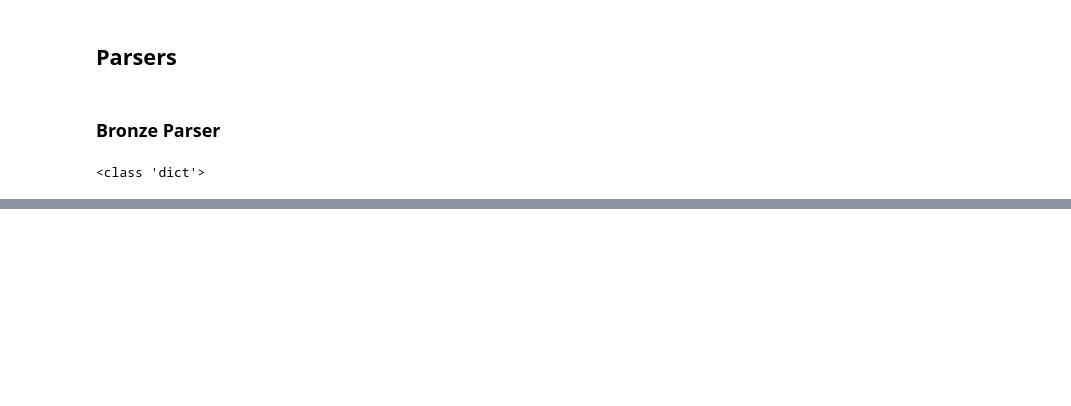
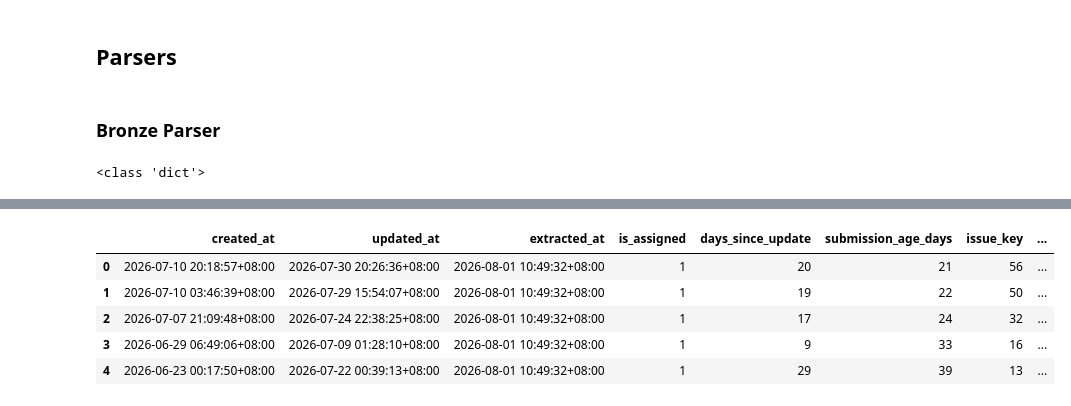
Before and after one commit to kimodri/dep-submission-pipeline, a Jupyter notebook: notebooks/exploration.ipynb, the cells around one changed output, grey strips where cells are left out. Drawn from its saved outputs; the diff is of its cells as text; code cells hidden in the pictures; blank space fills up the shorter version.

```diff
--- a/notebooks/exploration.ipynb
+++ b/notebooks/exploration.ipynb
@@ -226,0 +372,9 @@ silver_table_exploded.head()
+# %%
+fact_submission_snapshot.head()
+# %% [output]
+|  | created_at | updated_at | extracted_at | is_assigned | days_since_update | submission_age_days | issue_key | ... |
+| 0 | 2026-07-10 20:18:57+08:00 | 2026-07-30 20:26:36+08:00 | 2026-08-01 10:49:32+08:00 | 1 | 20 | 21 | 56 | ... |
+| 1 | 2026-07-10 03:46:39+08:00 | 2026-07-29 15:54:07+08:00 | 2026-08-01 10:49:32+08:00 | 1 | 19 | 22 | 50 | ... |
+| 2 | 2026-07-07 21:09:48+08:00 | 2026-07-24 22:38:25+08:00 | 2026-08-01 10:49:32+08:00 | 1 | 17 | 24 | 32 | ... |
+| 3 | 2026-06-29 06:49:06+08:00 | 2026-07-09 01:28:10+08:00 | 2026-08-01 10:49:32+08:00 | 1 | 9 | 33 | 16 | ... |
+| 4 | 2026-06-23 00:17:50+08:00 | 2026-07-22 00:39:13+08:00 | 2026-08-01 10:49:32+08:00 | 1 | 29 | 39 | 13 | ... |
```
Also changed, not shown: parts of 20 cells of this notebook, 17 other files.
